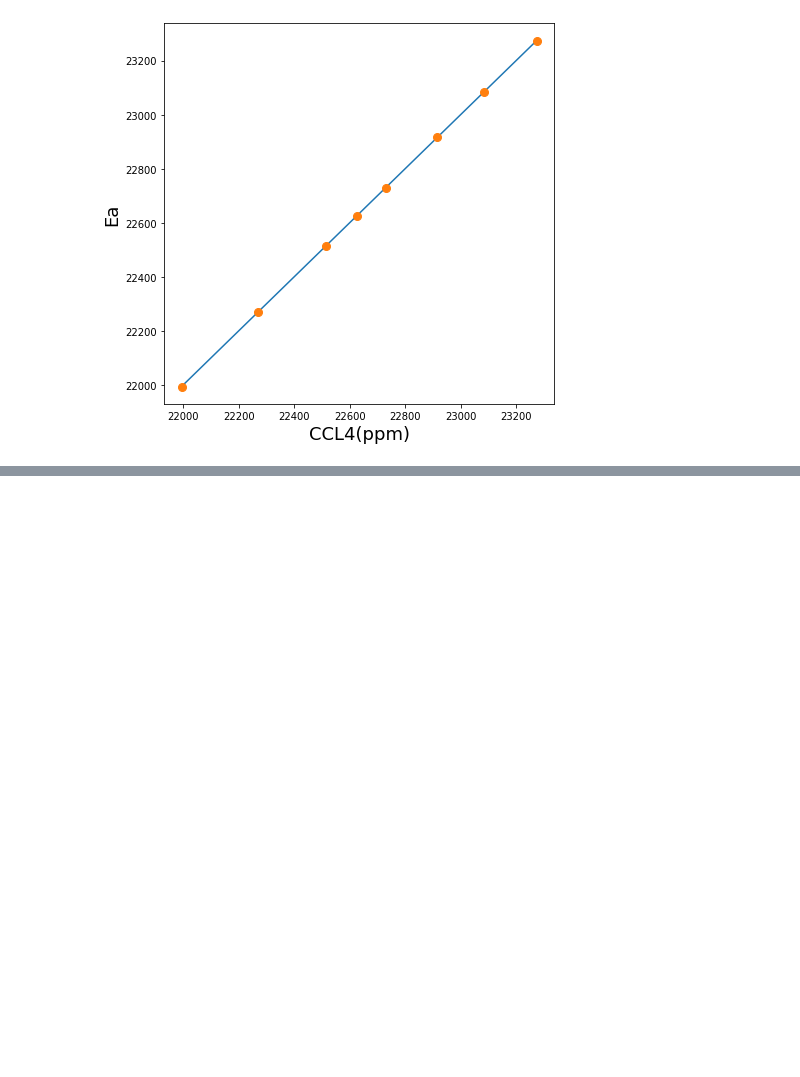
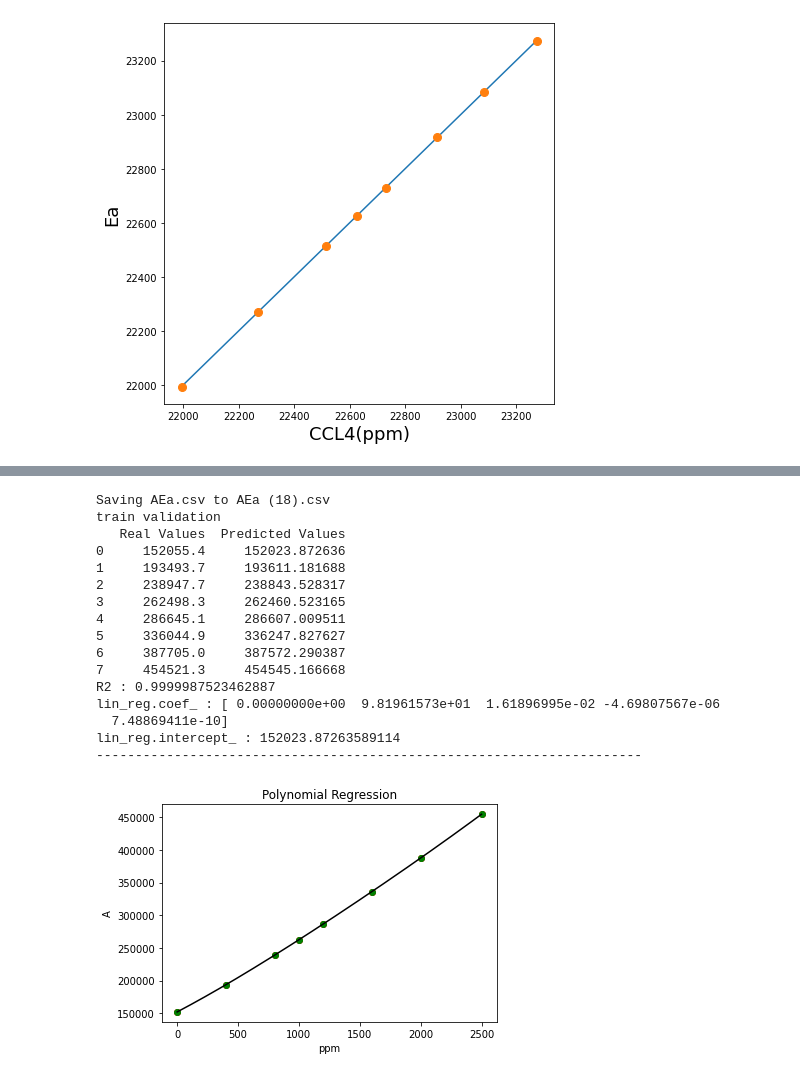
Before and after one commit to BingHungLee/BHAI-Daily-Practice, a Jupyter notebook: [20210705]_Polynomial_Regression_2.ipynb, the cells around one changed output, grey strips where cells are left out. Cells and saved outputs as stored; diff of their text form; code cells hidden in the pictures; blank space fills up the shorter version.

```diff
--- a/[20210705]_Polynomial_Regression_2.ipynb
+++ b/[20210705]_Polynomial_Regression_2.ipynb
@@ -130,0 +258,3 @@ Text(0, 0.5, 'Ea')
+# %%
+poly_train(1,4)
+# %% [output]
@@ -130,0 +262,17 @@ Text(0, 0.5, 'Ea')
+Saving AEa.csv to AEa (18).csv
+train validation
+   Real Values  Predicted Values
+0     152055.4     152023.872636
+1     193493.7     193611.181688
+2     238947.7     238843.528317
+3     262498.3     262460.523165
+4     286645.1     286607.009511
+5     336044.9     336247.827627
+6     387705.0     387572.290387
+7     454521.3     454545.166668
+R2 : 0.9999987523462887
+lin_reg.coef_ : [ 0.00000000e+00  9.81961573e+01  1.61896995e-02 -4.69807567e-06
+  7.48869411e-10]
+lin_reg.intercept_ : 152023.87263589114
+----------------------------------------------------------------------
+[figure, added]
```
Also changed, not shown: parts of 9 cells of this notebook.
